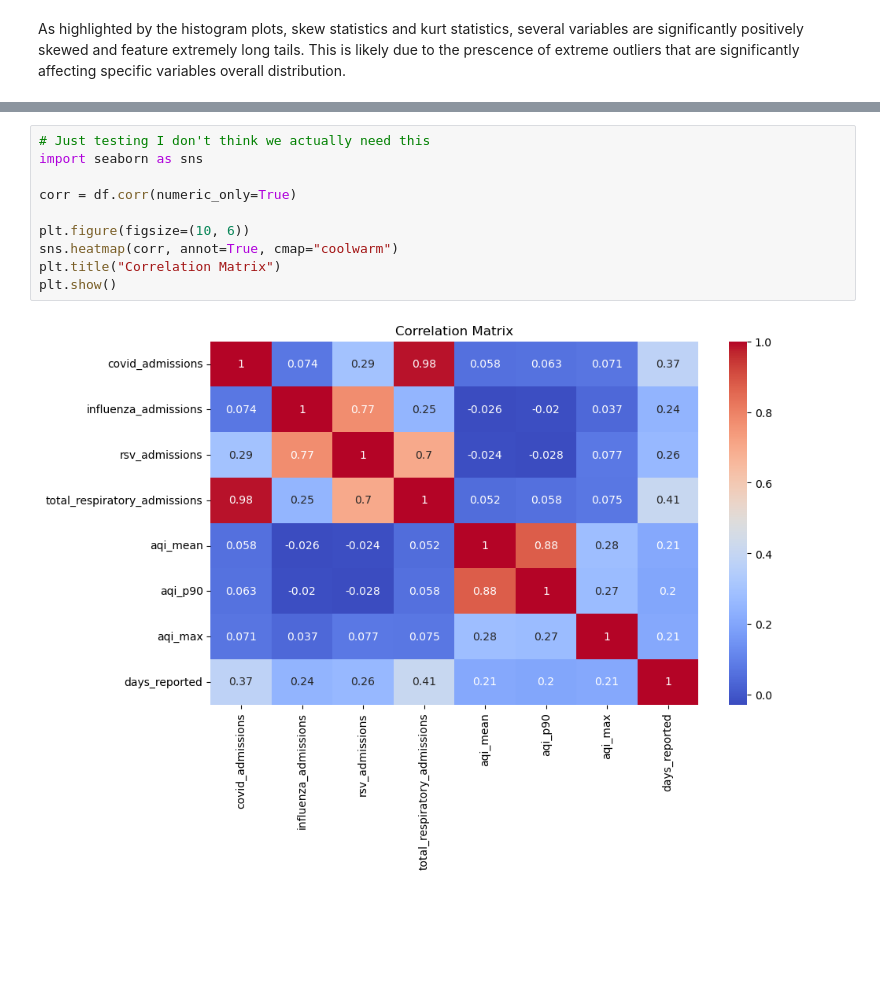
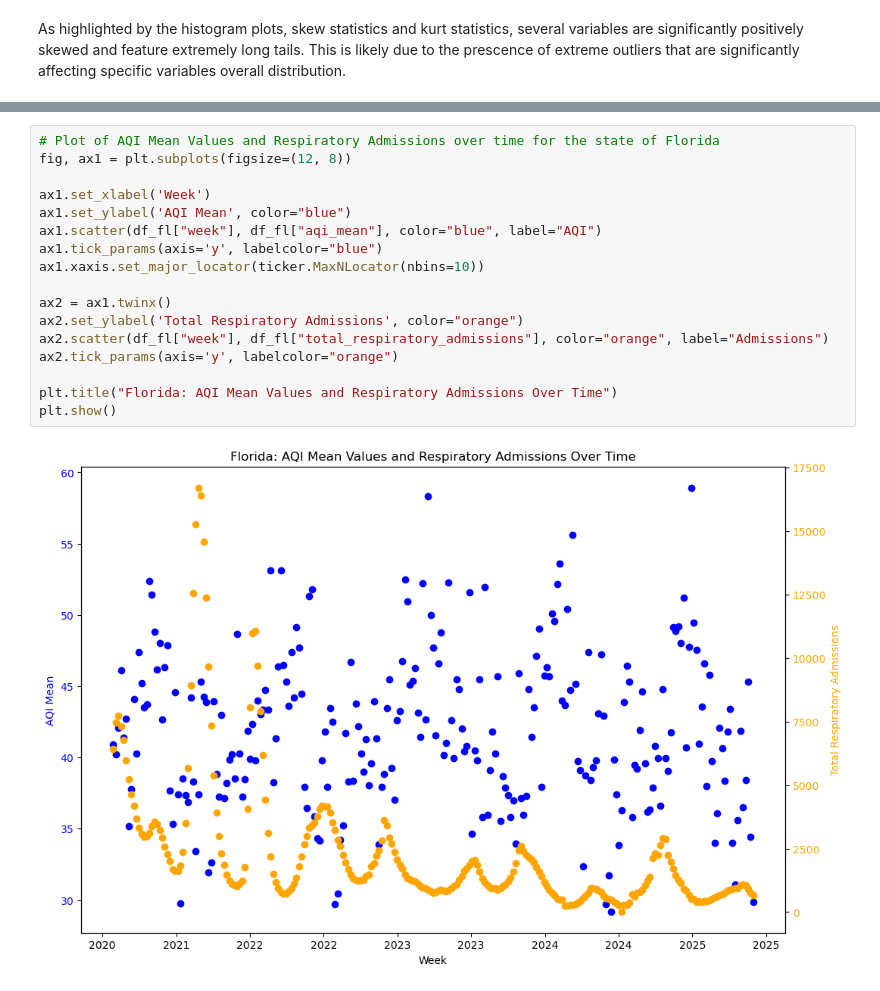
Before and after one commit to crewsdel/CAP5771-Milestone-1, a Jupyter notebook: Code Implementation/milestone_1_code.ipynb, the cells around one changed output, grey strips where cells are left out. Drawn from its saved outputs; the diff is of its cells as text; blank space fills up the shorter version.

```diff
--- a/Code Implementation/milestone_1_code.ipynb
+++ b/Code Implementation/milestone_1_code.ipynb
@@ -314,12 +354,19 @@ plt.show()
 # %%
-# Just testing I don't think we actually need this
-import seaborn as sns
+# Plot of AQI Mean Values and Respiratory Admissions over time for the state of Florida
+fig, ax1 = plt.subplots(figsize=(12, 8))
 
-corr = df.corr(numeric_only=True)
+ax1.set_xlabel('Week')
+ax1.set_ylabel('AQI Mean', color="blue")
+ax1.scatter(df_fl["week"], df_fl["aqi_mean"], color="blue", label="AQI")
+ax1.tick_params(axis='y', labelcolor="blue")
+ax1.xaxis.set_major_locator(ticker.MaxNLocator(nbins=10))
 
-plt.figure(figsize=(10, 6))
-sns.heatmap(corr, annot=True, cmap="coolwarm")
-plt.title("Correlation Matrix")
+ax2 = ax1.twinx()
+ax2.set_ylabel('Total Respiratory Admissions', color="orange")
+ax2.scatter(df_fl["week"], df_fl["total_respiratory_admissions"], color="orange", label="Admissions")
+ax2.tick_params(axis='y', labelcolor="orange")
+
+plt.title("Florida: AQI Mean Values and Respiratory Admissions Over Time")
 plt.show()
 # %% [output]
-[figure, old version]
+[figure, new version]
```
Also changed, not shown: parts of 6 cells of this notebook.
